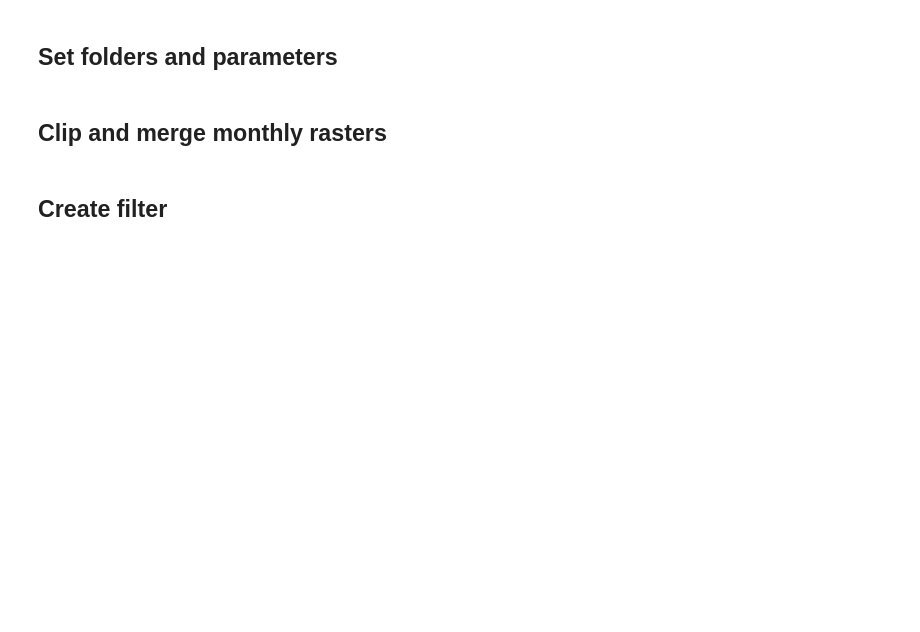
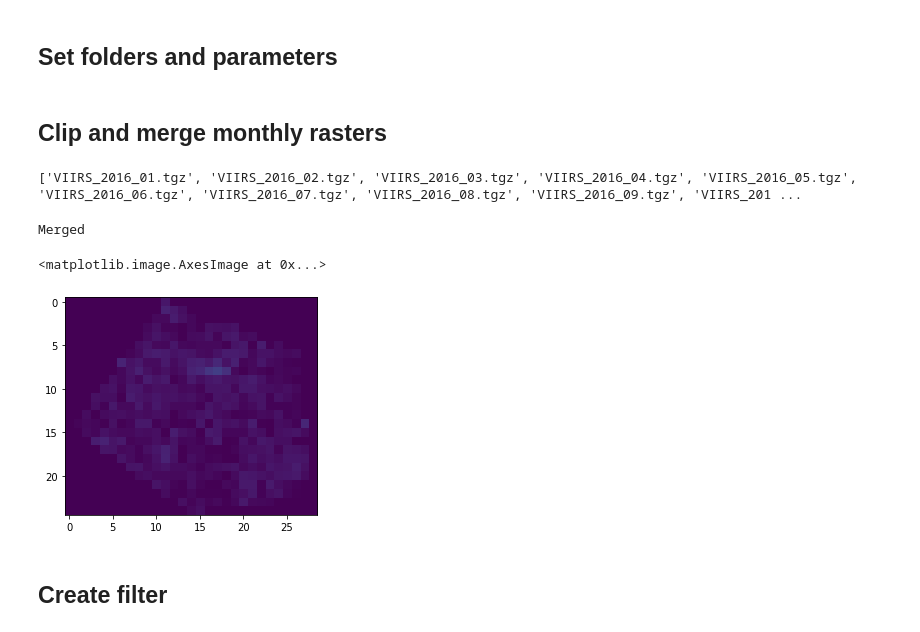
Before and after one commit to carderne/gridfinder, a Jupyter notebook: notebooks/example.ipynb, the cells around one changed output. Saved outputs shown, nothing was run; the diff lists cells and outputs as text; code cells hidden in the pictures; blank space fills up the shorter version.

```diff
--- a/notebooks/example.ipynb
+++ b/notebooks/example.ipynb
@@ -67,26 +67,44 @@ percentile = 70      # percentile value to use when merging monthly NTL rasters
 ntl_threshold = 0.1  # threshold when converting filtered NTL to binary (probably shouldn't change)
 upsample_by = 2      # factor by which to upsample before processing roads (both dimensions are scaled by this)
 cutoff = 0.0         # cutoff to apply to output dist raster, values below this are considered grid
+start_date = datetime.date(2016, 1, 1) # Start date for the NTL data to be used. Only includes month if 1st
+end_date = datetime.date(2016, 12, 1) # End date for the NTL data to be used. Includes month given here.
 # %% [markdown]
 ## Clip  and merge monthly rasters
 # %%
 # this is necessary until the rest of the notebook has been refactored to use the new saving method
 DEFAULT_CRS = "EPSG:4326"
+# %%
+# select the monthly nightlight files that are within the specified date range
+ntl_files_basedir = c.datafile_path("ntl")
+
+all_ntl_files = [
+        ntl_file
+        for ntl_file in os.listdir(ntl_files_basedir)
+        if start_date <= datetime.datetime.strptime(ntl_file[6:-4], "%Y_%m").date() <= end_date
+    ]
+print(all_ntl_files) # the NTL files that will be merged next.
+# %% [output]
+['VIIRS_2016_01.tgz', 'VIIRS_2016_02.tgz', 'VIIRS_2016_03.tgz', 'VIIRS_2016_04.tgz', 'VIIRS_2016_05.tgz', 'VIIRS_2016_06.tgz', 'VIIRS_2016_07.tgz', 'VIIRS_2016_08.tgz', 'VIIRS_2016_09.tgz', 'VIIRS_201 ...
 # %%
-ntl_files_basedir = c.datafile_path("ntl")
 aoi_boundary_geodf = gpd.read_file(aoi_in)
 
-for ntl_file in os.listdir(ntl_files_basedir):
+ntl_processed_paths = []
+for ntl_file in all_ntl_files:
     full_path = os.path.join(ntl_files_basedir, ntl_file)
-    output_path = os.path.join(folder_ntl_out, f"{ntl_file[:-4]}.tif") #stripping off the .tgz
+    ntl_processed_paths.append(os.path.join(folder_ntl_out, f"{ntl_file[:-4]}.tif"))  # stripping off the .tgz
     with open_raster_in_tar(full_path, file_index=1) as raster:
         clipped_data, transform = get_clipped_data(raster, aoi_boundary_geodf)
-        save_2d_array_as_raster(output_path, clipped_data, transform, crs=raster.crs.to_string())
+        save_2d_array_as_raster(ntl_processed_paths[-1], clipped_data, transform, crs=raster.crs.to_string())
 # %%
-raster_merged, affine, _ = merge_rasters(folder_ntl_out, percentile=percentile)
+raster_merged, affine, _ = merge_rasters(ntl_processed_paths, percentile=percentile)
 save_2d_array_as_raster(raster_merged_out, raster_merged, affine, DEFAULT_CRS)
 print('Merged')
 plt.imshow(raster_merged, vmin=0, vmax=1)
+# %% [output]
+Merged
+<matplotlib.image.AxesImage at 0x...>
+[figure, added]
 # %% [markdown]
 ## Create filter
 # %%
```
Also changed, not shown: parts of 8 cells of this notebook.
